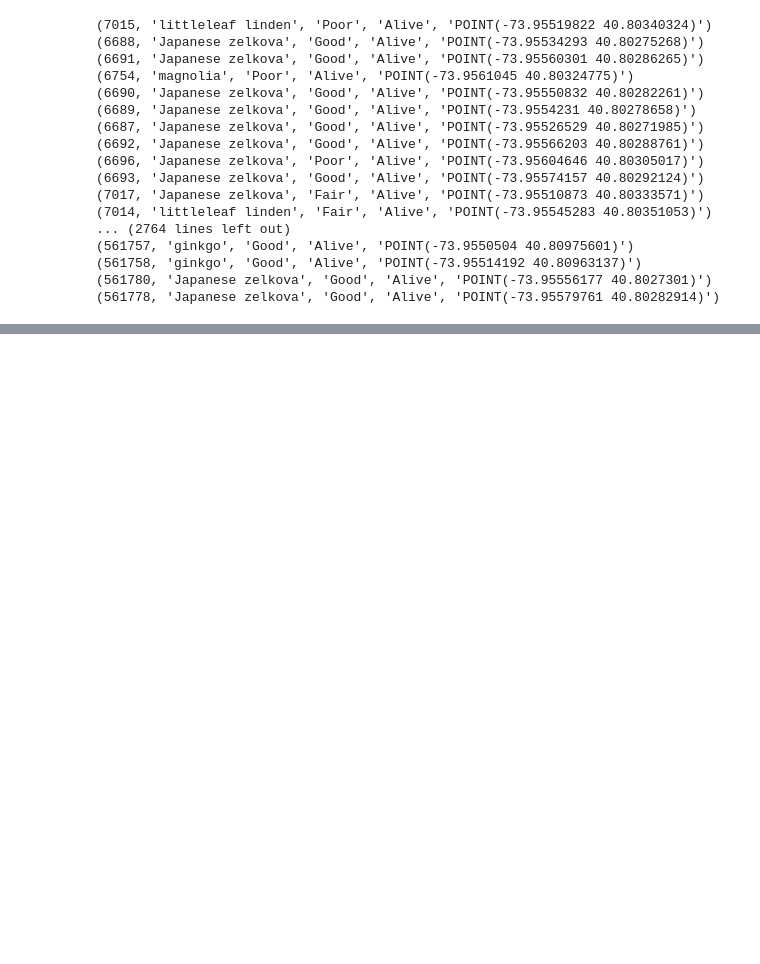
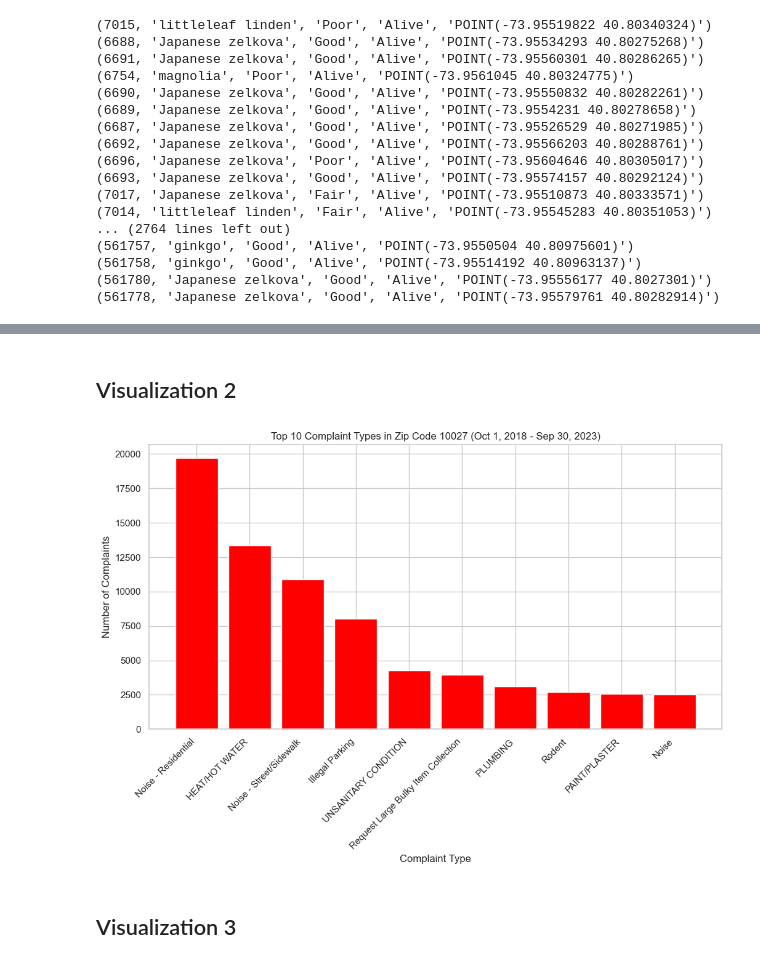
Before and after one commit to donny1101/project4501, a Jupyter notebook: final try.ipynb, the cells around one changed output, grey strips where cells are left out. Drawn from its saved outputs; the diff is of its cells as text; code cells hidden in the pictures; blank space fills up the shorter version.

```diff
--- a/final try.ipynb
+++ b/final try.ipynb
@@ -1049,0 +1227,30 @@ write_query_to_file(QUERY_6, QUERY_6_FILENAME)
+# %% [markdown]
+## Visualization 2
+# %%
+def plot_visual_2(query):
+    df2 = get_data_for_visual(query)
+
+    # Plotting
+    plt.figure(figsize=(12, 6))
+    plt.bar(df2['complaint_type'], df2['complaint_count'], color='red')
+    plt.xlabel('Complaint Type')
+    plt.ylabel('Number of Complaints')
+    plt.xticks(rotation=45, ha='right')
+    plt.title('Top 10 Complaint Types in Zip Code 10027 (Oct 1, 2018 - Sep 30, 2023)')
+    plt.show()
+# %%
+query_2 = """
+SELECT complaint_type, COUNT(unique_key) AS complaint_count
+FROM services
+WHERE date between '2018-10-01' and '2023-09-30'
+AND zipcode = 10027
+GROUP BY complaint_type
+ORDER BY complaint_count DESC
+LIMIT 10;
+"""
+
+plot_visual_2(query_2)
+# %% [output]
+[figure, added]
+# %% [markdown]
+## Visualization 3
```
Also changed, not shown: parts of 14 cells of this notebook.
